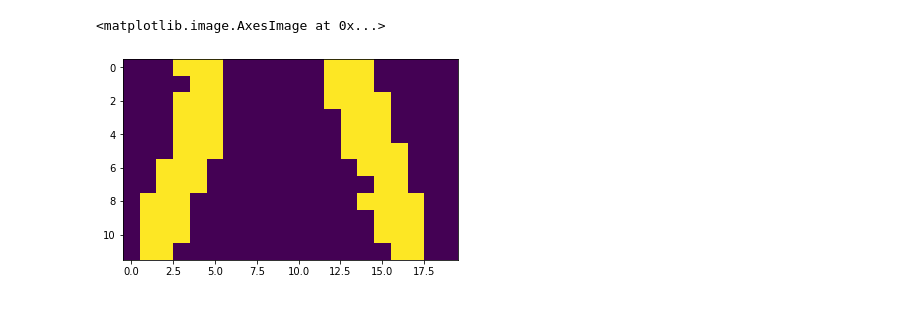
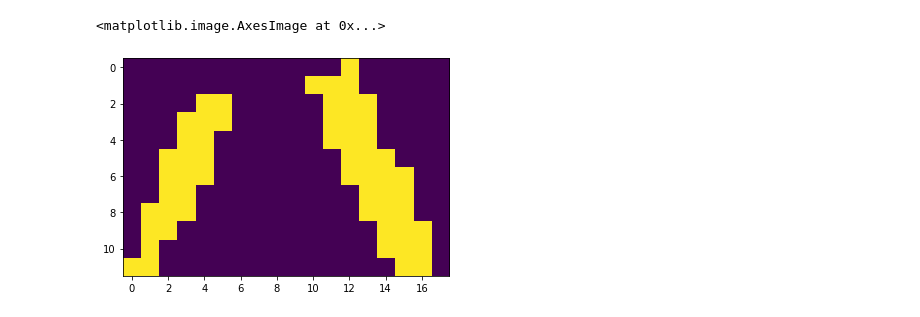
Before and after one commit to ChanceAroundYou/MPRI, a Jupyter notebook: Untitled.ipynb, the cells around one changed output. Saved outputs shown, nothing was run; the diff lists cells and outputs as text; code cells hidden in the pictures.

```diff
--- a/Untitled.ipynb
+++ b/Untitled.ipynb
@@ -50,2 +49,4 @@ plt.imshow(process.add_points(img_nii.get_slice(mid, dim=2), r_quad, 2))
 # %%
-img = img_nii.get_slice(r_quad[1]-1, dim=1)
+img = img_nii.get_slice(r_quad[1], dim=1)
+plt.figure(figsize=(10, 10))
+plt.imshow(img)
@@ -57,4 +56,3 @@ plt.imshow(img)
 # %%
-part_img = img[r_quad[0]+3:r_quad[0]+15, mid-10:mid+10]
-cl_img = process.get_clahe_image(part_img, 0.01, 9, 9)
-ot = process.get_otsu(cl_img)
+part_img = img[r_quad[0]+3:r_quad[0]+15, mid-9:mid+9]
+plt.imshow(part_img)
@@ -70,0 +62,4 @@ plt.imshow(cl_img)
+# %%
+cl_img = process.get_clahe_image(part_img, 0.03, 5, 4)
+ot = process.get_otsu(cl_img)
+plt.imshow(cl_img)
@@ -71,5 +69,6 @@ plt.imshow(cl_img)
 # %%
-plt.imshow(process.get_bin_image(cl_img, ot*1.4))
+mask = process.get_bin_image(cl_img, ot*1.4)
+plt.imshow(mask)
 # %% [output]
 <matplotlib.image.AxesImage at 0x...>
-[figure, old version]
+[figure, new version]
```
Also changed, not shown: parts of 15 cells of this notebook, 11 other files.
